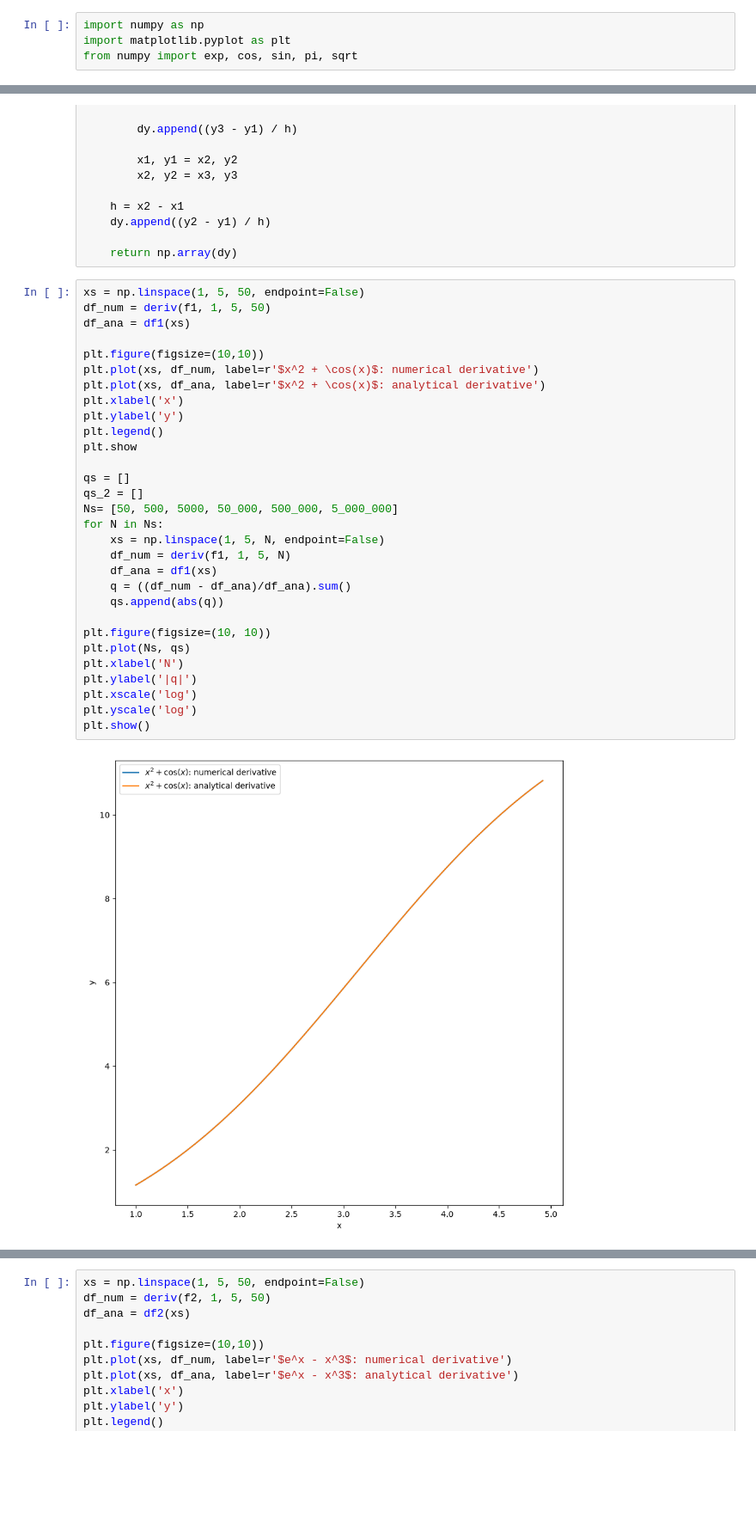
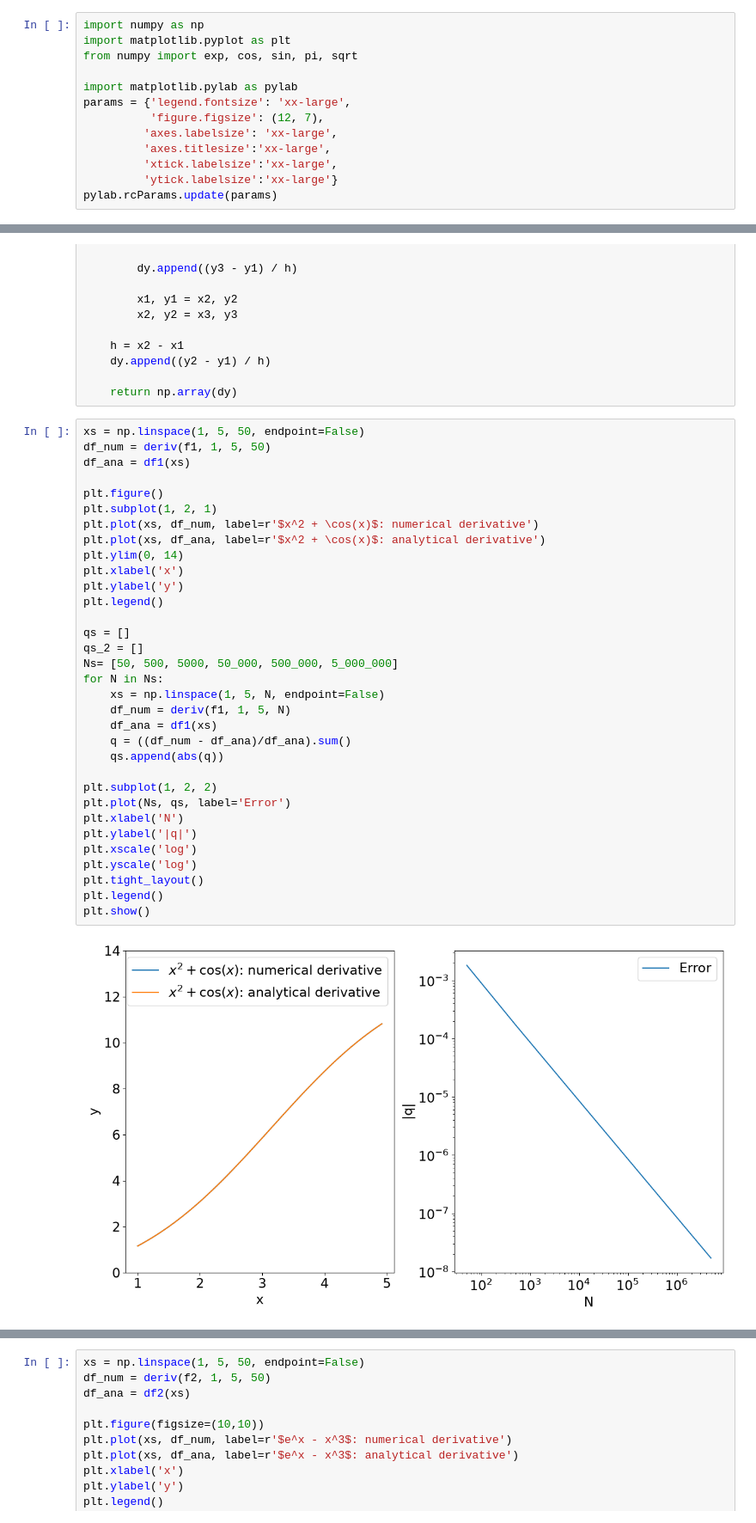
Before and after one commit to MarcusFri/NumAstro2026W_MarcusFrischherz_08225094, a Jupyter notebook: Exercise_Sheet_5.ipynb, the cells around one changed output, grey strips where cells are left out. Shown at 86% size. Saved outputs shown, nothing was run; the diff lists cells and outputs as text; blank space fills up the shorter version.

```diff
--- a/Exercise_Sheet_5.ipynb
+++ b/Exercise_Sheet_5.ipynb
@@ -11,6 +11,15 @@
 import numpy as np
 import matplotlib.pyplot as plt
 from numpy import exp, cos, sin, pi, sqrt
+
+import matplotlib.pylab as pylab
+params = {'legend.fontsize': 'xx-large',
+          'figure.figsize': (12, 7),
+         'axes.labelsize': 'xx-large',
+         'axes.titlesize':'xx-large',
+         'xtick.labelsize':'xx-large',
+         'ytick.labelsize':'xx-large'}
+pylab.rcParams.update(params)
 # %% [markdown]
 ## Exercise 1 - Numerical derivative
 
@@ -88,32 +97,35 @@ def deriv_x_y(x, y):
 # %%
 xs = np.linspace(1, 5, 50, endpoint=False)
 df_num = deriv(f1, 1, 5, 50)
 df_ana = df1(xs)
 
-plt.figure(figsize=(10,10))
+plt.figure()
+plt.subplot(1, 2, 1)
 plt.plot(xs, df_num, label=r'$x^2 + \cos(x)$: numerical derivative')
 plt.plot(xs, df_ana, label=r'$x^2 + \cos(x)$: analytical derivative')
+plt.ylim(0, 14)
 plt.xlabel('x')
 plt.ylabel('y')
 plt.legend()
-plt.show
 
 qs = []
 qs_2 = []
 Ns= [50, 500, 5000, 50_000, 500_000, 5_000_000]
 for N in Ns:
     xs = np.linspace(1, 5, N, endpoint=False)
     df_num = deriv(f1, 1, 5, N)
     df_ana = df1(xs)
     q = ((df_num - df_ana)/df_ana).sum()
     qs.append(abs(q))
 
-plt.figure(figsize=(10, 10))
-plt.plot(Ns, qs)
+plt.subplot(1, 2, 2)
+plt.plot(Ns, qs, label='Error')
 plt.xlabel('N')
 plt.ylabel('|q|')
 plt.xscale('log')
 plt.yscale('log')
+plt.tight_layout()
+plt.legend()
 plt.show()
 # %% [output]
-[figure, old version]
+[figure, new version]
```
Also changed, not shown: parts of 4 cells of this notebook.
